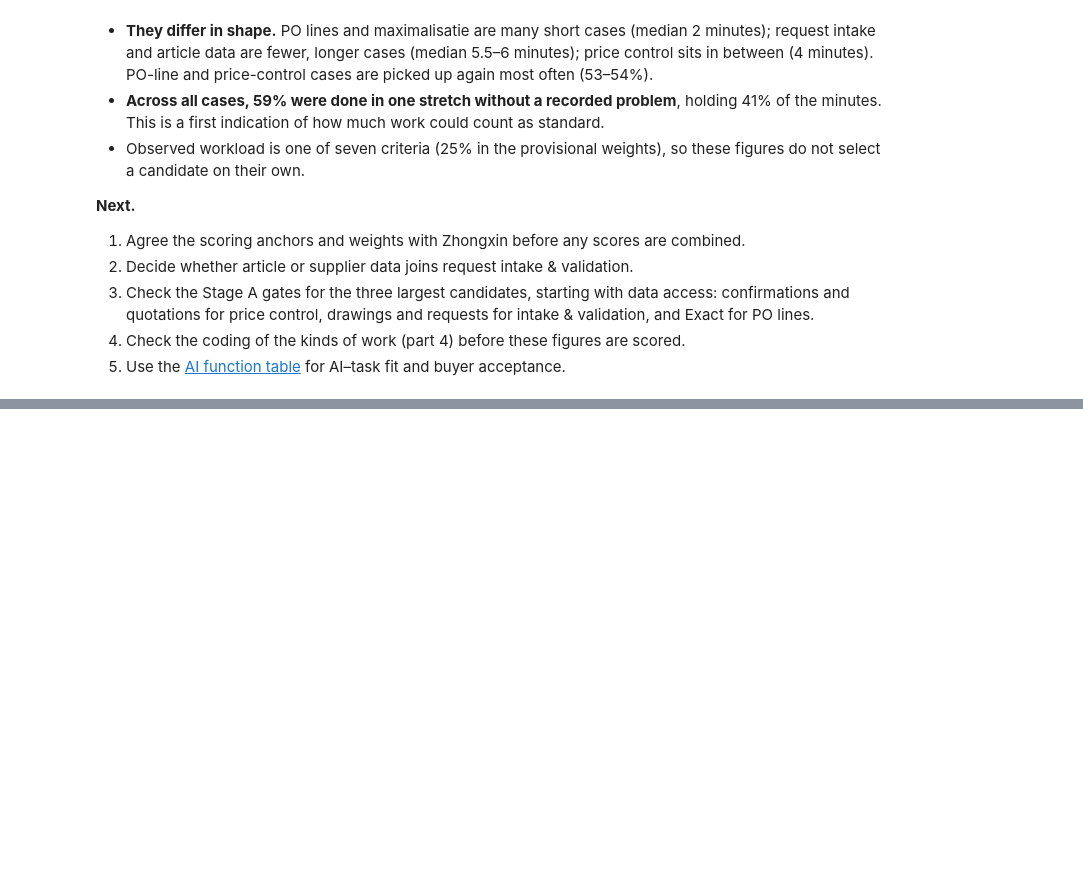
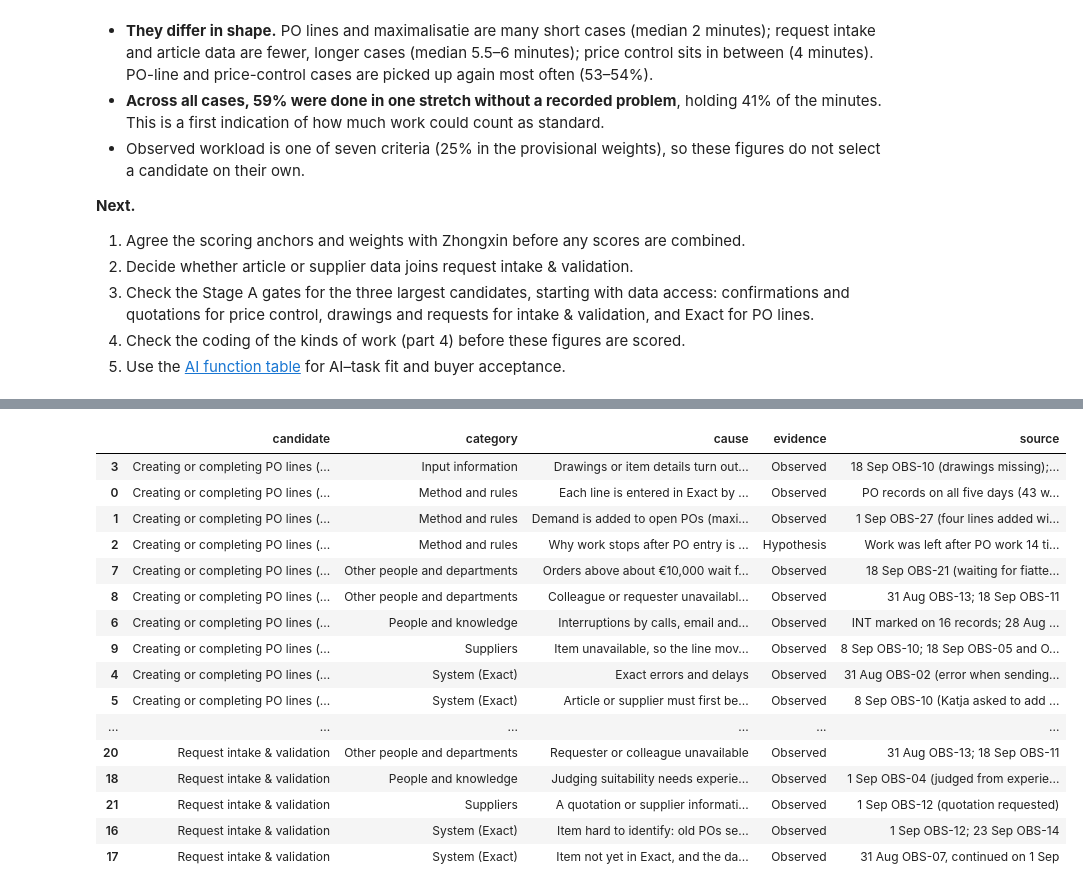
Before and after one commit to Luuuuuig/Bachelor-End-Project, a Jupyter notebook: Arno_Analysis_2026_10_02.ipynb, the cells around one changed output, grey strips where cells are left out. Saved outputs shown, nothing was run; the diff lists cells and outputs as text; code cells hidden in the pictures; blank space fills up the shorter version.

```diff
--- a/Arno_Analysis_2026_10_02.ipynb
+++ b/Arno_Analysis_2026_10_02.ipynb
@@ -1282,0 +1465,22 @@ Their minutes: 228.0 of 560.0 (41%)
+# %%
+# All draft causes with their sources
+with pd.option_context("display.max_colwidth", 110, "display.max_rows", None):
+    display(causes.sort_values(["candidate", "category"])[["candidate", "category", "cause", "evidence", "source"]])
+# %% [output]
+|  | candidate | category | cause | evidence | source |
+| 3 | Creating or completing PO lines (... | Input information | Drawings or item details turn out... | Observed | 18 Sep OBS-10 (drawings missing);... |
+| 0 | Creating or completing PO lines (... | Method and rules | Each line is entered in Exact by ... | Observed | PO records on all five days (43 w... |
+| 1 | Creating or completing PO lines (... | Method and rules | Demand is added to open POs (maxi... | Observed | 1 Sep OBS-27 (four lines added wi... |
+| 2 | Creating or completing PO lines (... | Method and rules | Why work stops after PO entry is ... | Hypothesis | Work was left after PO work 14 ti... |
+| 7 | Creating or completing PO lines (... | Other people and departments | Orders above about €10,000 wait f... | Observed | 18 Sep OBS-21 (waiting for fiatte... |
+| 8 | Creating or completing PO lines (... | Other people and departments | Colleague or requester unavailabl... | Observed | 31 Aug OBS-13; 18 Sep OBS-11 |
+| 6 | Creating or completing PO lines (... | People and knowledge | Interruptions by calls, email and... | Observed | INT marked on 16 records; 28 Aug ... |
+| 9 | Creating or completing PO lines (... | Suppliers | Item unavailable, so the line mov... | Observed | 8 Sep OBS-10; 18 Sep OBS-05 and O... |
+| 4 | Creating or completing PO lines (... | System (Exact) | Exact errors and delays | Observed | 31 Aug OBS-02 (error when sending... |
+| 5 | Creating or completing PO lines (... | System (Exact) | Article or supplier must first be... | Observed | 8 Sep OBS-10 (Katja asked to add ... |
+| ... | ... | ... | ... | ... | ... |
+| 20 | Request intake & validation | Other people and departments | Requester or colleague unavailable | Observed | 31 Aug OBS-13; 18 Sep OBS-11 |
+| 18 | Request intake & validation | People and knowledge | Judging suitability needs experie... | Observed | 1 Sep OBS-04 (judged from experie... |
+| 21 | Request intake & validation | Suppliers | A quotation or supplier informati... | Observed | 1 Sep OBS-12 (quotation requested) |
+| 16 | Request intake & validation | System (Exact) | Item hard to identify: old POs se... | Observed | 1 Sep OBS-12; 23 Sep OBS-14 |
+| 17 | Request intake & validation | System (Exact) | Item not yet in Exact, and the da... | Observed | 31 Aug OBS-07, continued on 1 Sep |
```
Also changed, not shown: parts of 13 cells of this notebook.
